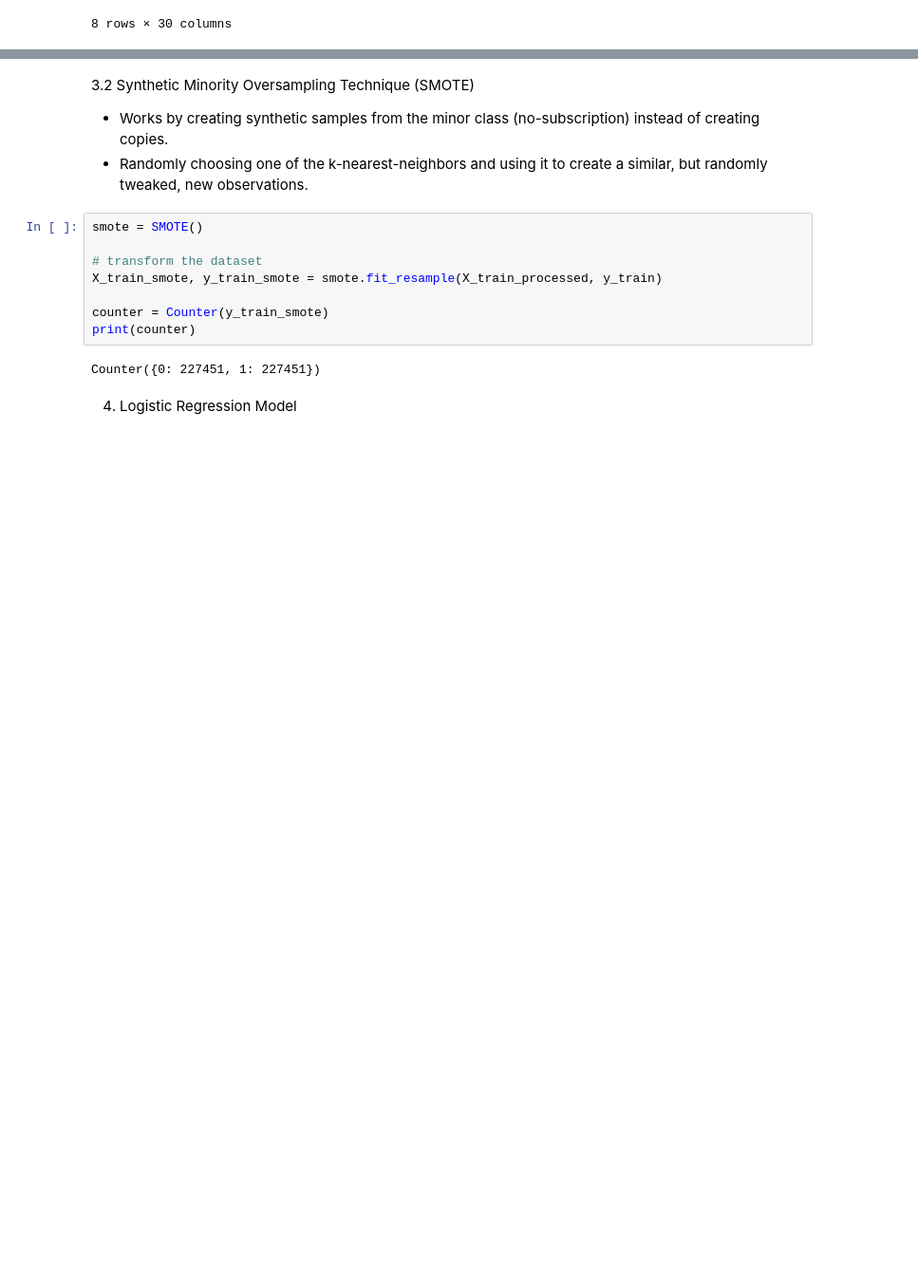
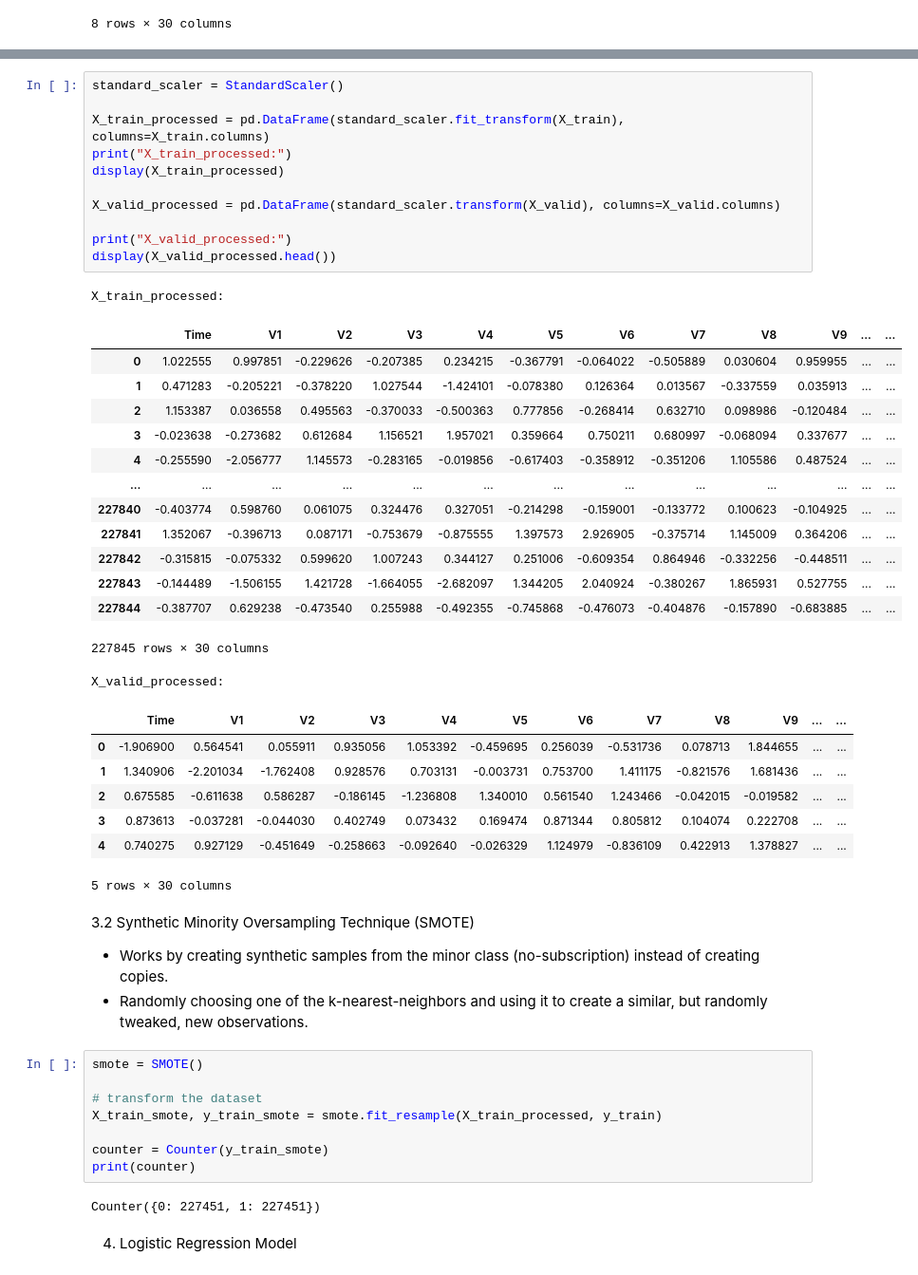
Before and after one commit to MariliaElia/credit-card-fraud-detection-ml-model, a Jupyter notebook: code.ipynb, the cells around one changed output, grey strips where cells are left out. Shown at 95% size. Drawn from its saved outputs; the diff is of its cells as text; blank space fills up the shorter version.

Commit message:
scale all features

```diff
--- a/code.ipynb
+++ b/code.ipynb
@@ -220,3 +200,37 @@ X_valid_processed:
+# %%
+standard_scaler = StandardScaler()
+
+X_train_processed = pd.DataFrame(standard_scaler.fit_transform(X_train), columns=X_train.columns)
+print("X_train_processed:")
+display(X_train_processed)
+
+X_valid_processed = pd.DataFrame(standard_scaler.transform(X_valid), columns=X_valid.columns)
+
+print("X_valid_processed:")
+display(X_valid_processed.head())
+# %% [output]
+X_train_processed:
+|  | Time | V1 | V2 | V3 | V4 | V5 | V6 | V7 | V8 | V9 | ... | ... |
+| 0 | 1.022555 | 0.997851 | -0.229626 | -0.207385 | 0.234215 | -0.367791 | -0.064022 | -0.505889 | 0.030604 | 0.959955 | ... | ... |
+| 1 | 0.471283 | -0.205221 | -0.378220 | 1.027544 | -1.424101 | -0.078380 | 0.126364 | 0.013567 | -0.337559 | 0.035913 | ... | ... |
+| 2 | 1.153387 | 0.036558 | 0.495563 | -0.370033 | -0.500363 | 0.777856 | -0.268414 | 0.632710 | 0.098986 | -0.120484 | ... | ... |
+| 3 | -0.023638 | -0.273682 | 0.612684 | 1.156521 | 1.957021 | 0.359664 | 0.750211 | 0.680997 | -0.068094 | 0.337677 | ... | ... |
+| 4 | -0.255590 | -2.056777 | 1.145573 | -0.283165 | -0.019856 | -0.617403 | -0.358912 | -0.351206 | 1.105586 | 0.487524 | ... | ... |
+| ... | ... | ... | ... | ... | ... | ... | ... | ... | ... | ... | ... | ... |
+| 227840 | -0.403774 | 0.598760 | 0.061075 | 0.324476 | 0.327051 | -0.214298 | -0.159001 | -0.133772 | 0.100623 | -0.104925 | ... | ... |
+| 227841 | 1.352067 | -0.396713 | 0.087171 | -0.753679 | -0.875555 | 1.397573 | 2.926905 | -0.375714 | 1.145009 | 0.364206 | ... | ... |
+| 227842 | -0.315815 | -0.075332 | 0.599620 | 1.007243 | 0.344127 | 0.251006 | -0.609354 | 0.864946 | -0.332256 | -0.448511 | ... | ... |
+| 227843 | -0.144489 | -1.506155 | 1.421728 | -1.664055 | -2.682097 | 1.344205 | 2.040924 | -0.380267 | 1.865931 | 0.527755 | ... | ... |
+| 227844 | -0.387707 | 0.629238 | -0.473540 | 0.255988 | -0.492355 | -0.745868 | -0.476073 | -0.404876 | -0.157890 | -0.683885 | ... | ... |
+227845 rows × 30 columns
+X_valid_processed:
+|  | Time | V1 | V2 | V3 | V4 | V5 | V6 | V7 | V8 | V9 | ... | ... |
+| 0 | -1.906900 | 0.564541 | 0.055911 | 0.935056 | 1.053392 | -0.459695 | 0.256039 | -0.531736 | 0.078713 | 1.844655 | ... | ... |
+| 1 | 1.340906 | -2.201034 | -1.762408 | 0.928576 | 0.703131 | -0.003731 | 0.753700 | 1.411175 | -0.821576 | 1.681436 | ... | ... |
+| 2 | 0.675585 | -0.611638 | 0.586287 | -0.186145 | -1.236808 | 1.340010 | 0.561540 | 1.243466 | -0.042015 | -0.019582 | ... | ... |
+| 3 | 0.873613 | -0.037281 | -0.044030 | 0.402749 | 0.073432 | 0.169474 | 0.871344 | 0.805812 | 0.104074 | 0.222708 | ... | ... |
+| 4 | 0.740275 | 0.927129 | -0.451649 | -0.258663 | -0.092640 | -0.026329 | 1.124979 | -0.836109 | 0.422913 | 1.378827 | ... | ... |
+5 rows × 30 columns
 # %% [markdown]
 3.2 Synthetic Minority Oversampling Technique (SMOTE)
 - Works by creating synthetic samples from the minor class (no-subscription) instead of creating copies.
```
Also changed, not shown: parts of 1 cell of this notebook.
